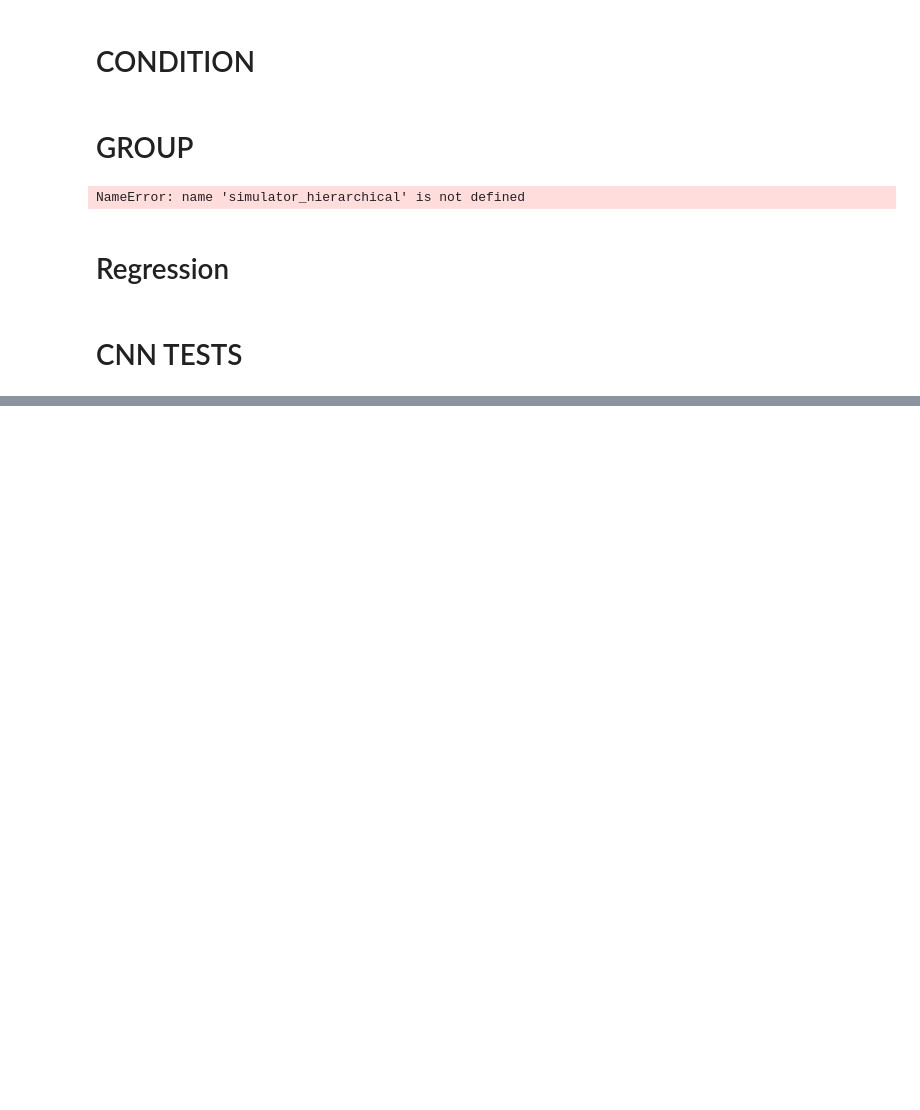
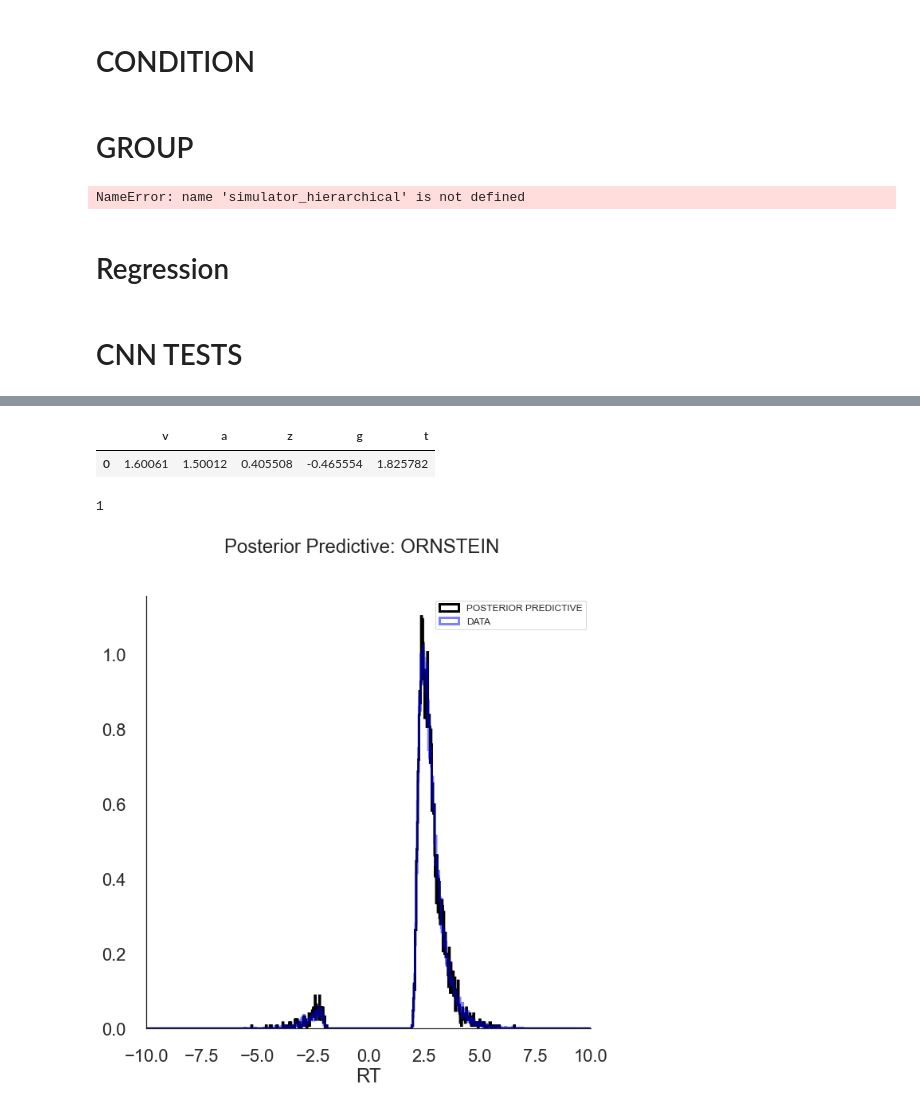
Before and after one commit to AlexanderFengler/hddmnn_tutorial, a Jupyter notebook: Tests.ipynb, the cells around one changed output, grey strips where cells are left out. Drawn from its saved outputs; the diff is of its cells as text; code cells hidden in the pictures; blank space fills up the shorter version.

```diff
--- a/Tests.ipynb
+++ b/Tests.ipynb
@@ -354,0 +349,31 @@ hddm_model.sample(500,
+# %%
+params
+# %% [output]
+|  | v | a | z | g | t |
+| 0 | 1.60061 | 1.50012 | 0.405508 | -0.465554 | 1.825782 |
+# %%
+simulations[1].max()
+# %% [output]
+1
+# %%
+# Posterior Predictive: Do we generate meaningful data from the Posterior Model?
+simulations_plot = simulator(theta = params.values[0],
+                             model = model,
+                             n_samples = 20000,
+                             bin_pointwise = False,
+                             max_t = 10.0,
+                             bin_dim = None)
+
+posterior_predictive_plot(ground_truths_parameters = params.values[0],
+                          ground_truths_data = np.concatenate([simulations_plot[0], simulations_plot[1]], axis = 1),
+                          posterior_samples = hddm_model.get_traces(),
+                          model_gt = None,
+                          model_fitted = model,
+                          n_post_params = 500,
+                          n_plots = 1,
+                          max_t = 10,
+                          input_hddm_trace = True,
+                          datatype = 'single_subject',
+                          hist_linewidth = 3)
+# %% [output]
+[figure, added]
```
Also changed, not shown: parts of 24 cells of this notebook, 6 other files.
